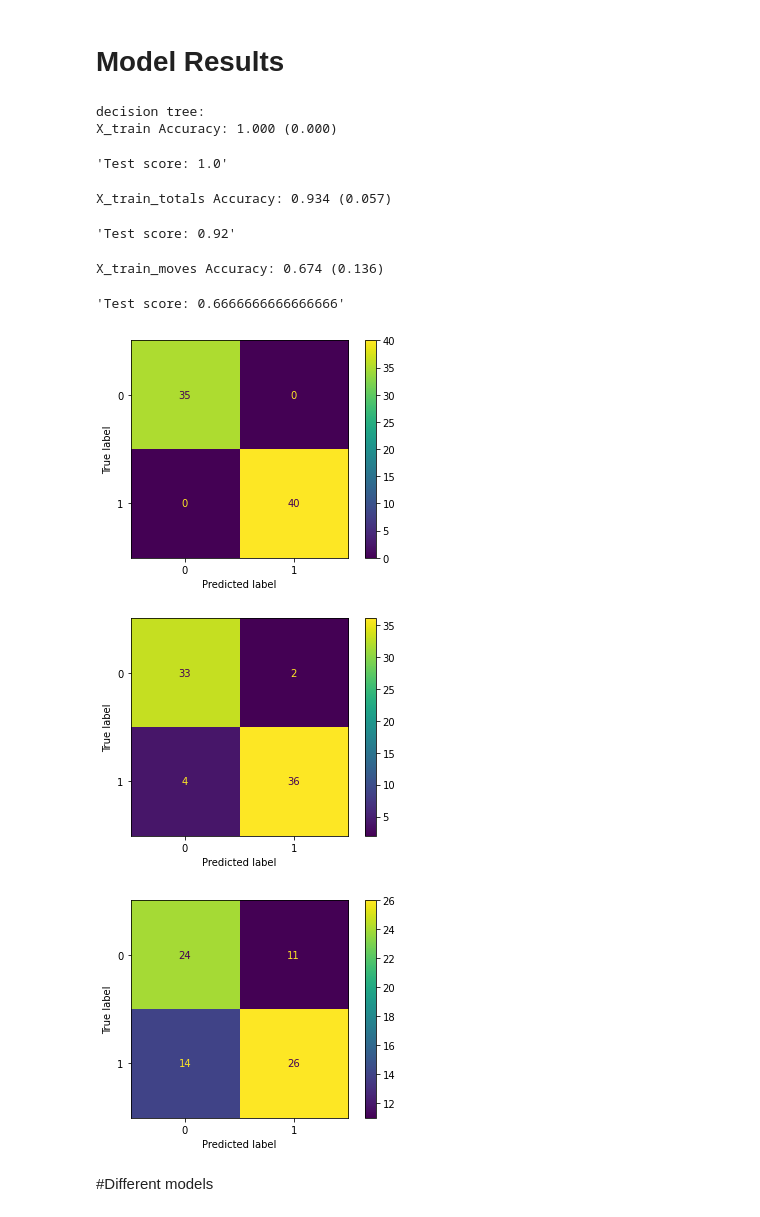
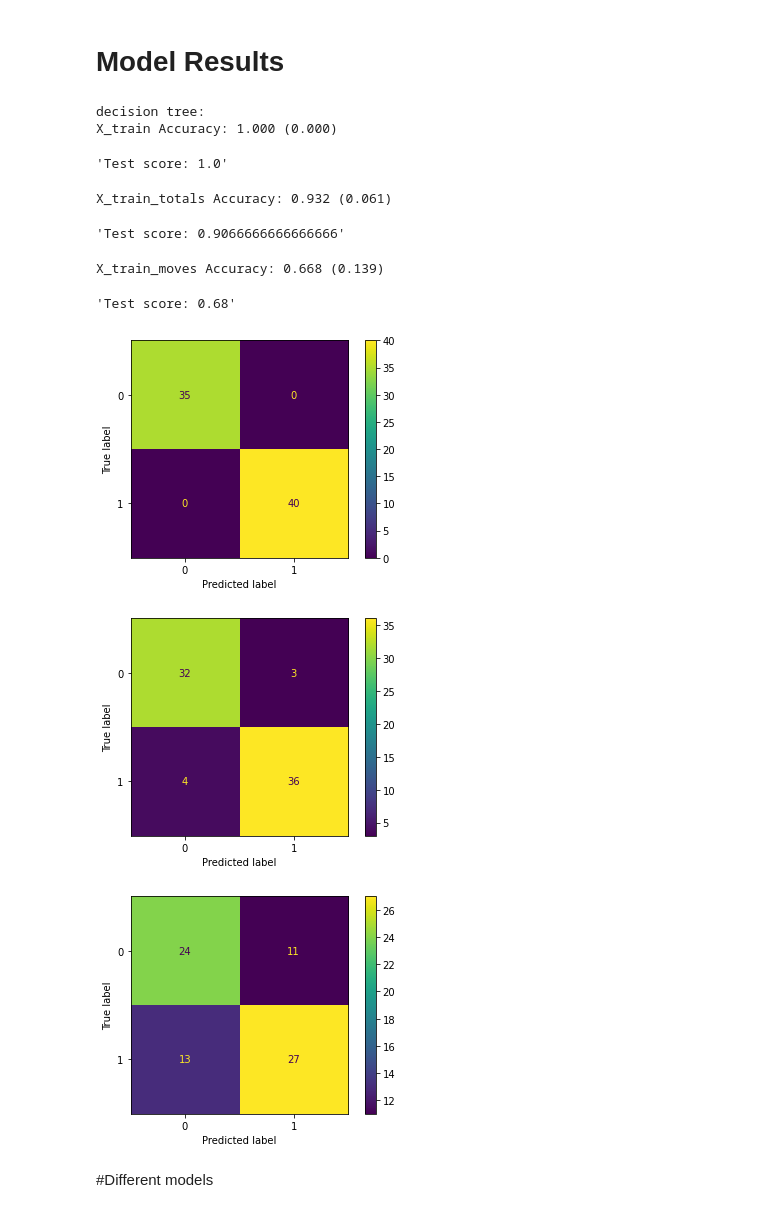
Before and after one commit to Tkokotaj/Test, a Jupyter notebook: 623Project.ipynb, the cells around one changed output. Cells and saved outputs as stored; diff of their text form; code cells hidden in the pictures.

```diff
--- a/623Project.ipynb
+++ b/623Project.ipynb
@@ -450,40 +450,40 @@ for X in datasets:
         ('z', StandardScaler(), column_names)
     #     ,('power_transform', PowerTransformer(), ['??', '??'])
         ]
     )
     transformer.fit(X)
     #make pipeline
     pipeline = Pipeline(steps=
         [('transformer', transformer),
         #('lda', LinearDiscriminantAnalysis(n_components=nFEATURES)), #can't have more than 1 component!
         #('lda', LinearDiscriminantAnalysis()),
-        ('dtc', DecisionTreeClassifier())]
+        ('dtc', DecisionTreeClassifier(min_samples_leaf=1, splitter="best", max_leaf_nodes=50, random_state=42))]
     )
     # evaluate model
     cv = RepeatedStratifiedKFold(n_splits=10, n_repeats=3, random_state=1)
     n_scores = cross_val_score(pipeline, X, y_train, scoring='accuracy', cv=cv, n_jobs=-1, error_score='raise')
     # report performance
     print(dataNames[i] +' Accuracy: %.3f (%.3f)' % (mean(n_scores), std(n_scores)))
     n_scores = cross_val_score(pipeline, X, y_train, scoring='accuracy', cv=cv, n_jobs=-1, error_score='raise')
     pipeline.fit(X,y_train)
     #display(n_scores)
     display("Test score: "+str(pipeline.score(datasets_test[i], y_test)))
 
 
     y_pred = pipeline.predict(datasets_test[i])
     ConfusionMatrixDisplay(confusion_matrix(y_test, y_pred)).plot()
     i+=1
 # %% [output]
 decision tree:
 X_train Accuracy: 1.000 (0.000)
 'Test score: 1.0'
-X_train_totals Accuracy: 0.934 (0.057)
+X_train_totals Accuracy: 0.932 (0.061)
-'Test score: 0.92'
+'Test score: 0.9066666666666666'
-X_train_moves Accuracy: 0.674 (0.136)
+X_train_moves Accuracy: 0.668 (0.139)
-'Test score: 0.6666666666666666'
+'Test score: 0.68'
 [figure]
-[figure, old version]
+[figure, new version]
-[figure, old version]
+[figure, new version]
 # %% [markdown]
 #Different models
 # %%
```
Also changed, not shown: parts of 1 cell of this notebook.
